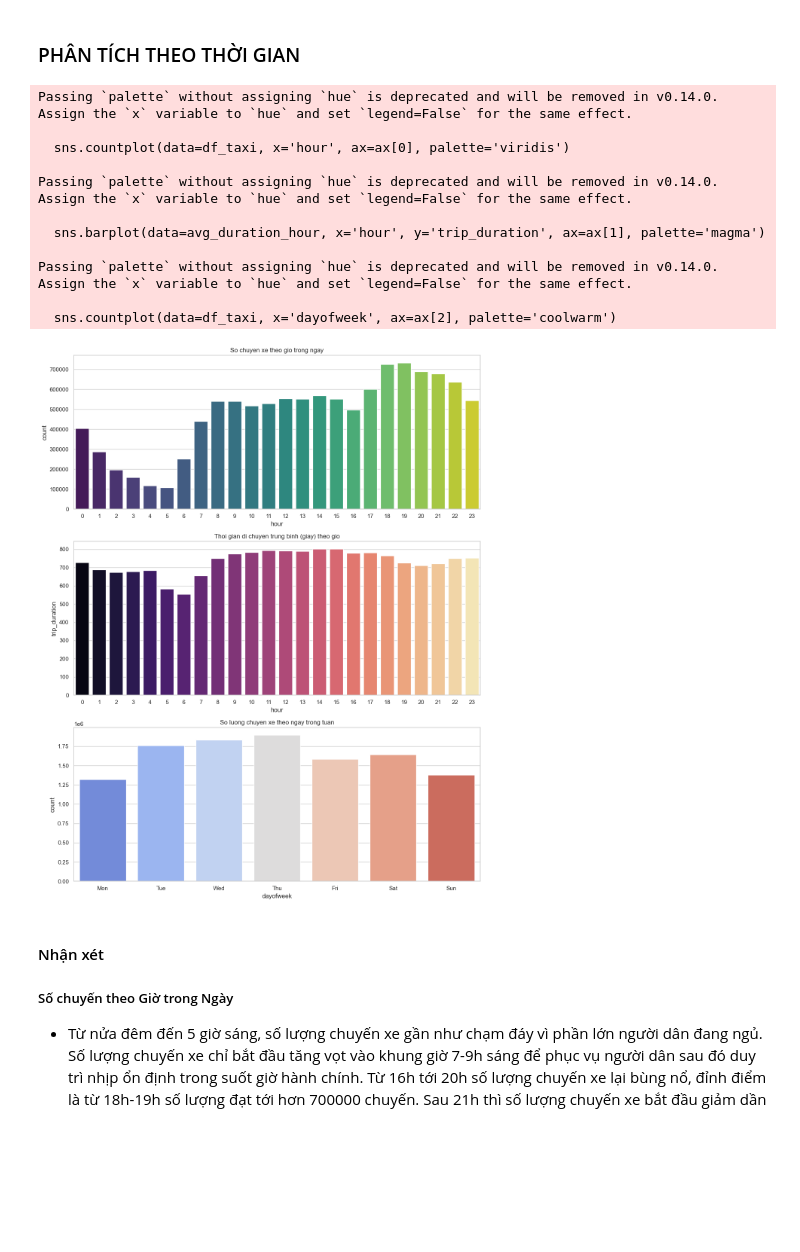
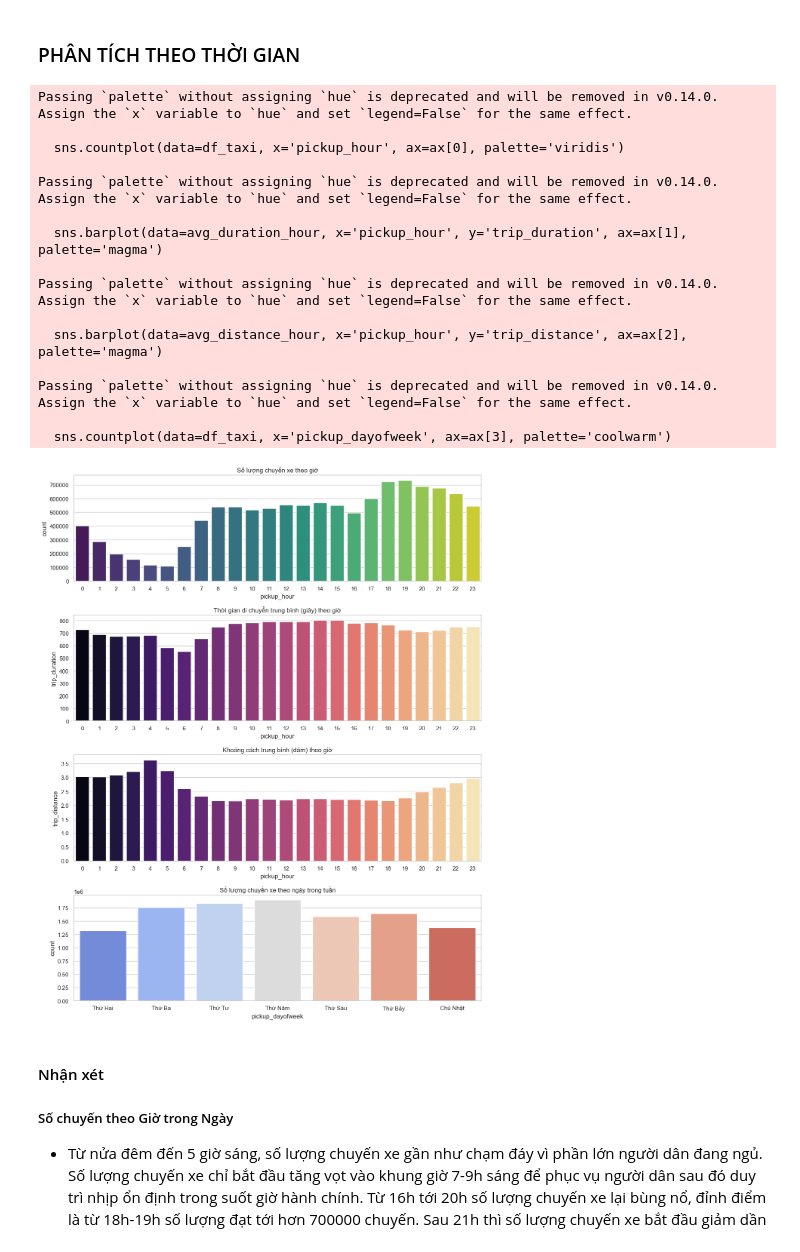
Before and after one commit to MinhNguyen-leo/Data_Mining_projects, a Jupyter notebook: data_mining/src/EDA.ipynb, the cells around one changed output. Drawn from its saved outputs; the diff is of its cells as text; code cells hidden in the pictures; blank space fills up the shorter version.

```diff
--- a/data_mining/src/EDA.ipynb
+++ b/data_mining/src/EDA.ipynb
@@ -46,3 +28,5 @@ Duplicate Rows: 0
+# %%
+df_taxi = df_taxi.drop(columns=['Unnamed: 0'])
 # %% [markdown]
 ### Data Processing
 # %%
@@ -113,0 +130,10 @@ Số lượng chuyến xe có điểm đón nằm ngoài NYC: 64
+# %%
+df_taxi['tpep_pickup_datetime'] = pd.to_datetime(
+    df_taxi['tpep_pickup_datetime']
+)
+
+df_taxi['tpep_dropoff_datetime'] = pd.to_datetime(
+    df_taxi['tpep_dropoff_datetime']
+)
+
+df_taxi[(df_taxi['tpep_dropoff_datetime'] - df_taxi['tpep_pickup_datetime']).dt.total_seconds() < 30][['tpep_pickup_datetime', 'tpep_dropoff_datetime', 'trip_distance', 'fare_amount']]
@@ -139,36 +179,45 @@ plt.show()
 # %% [markdown]
 ### PHÂN TÍCH THEO THỜI GIAN
 # %%
-fig, ax = plt.subplots(3, 1, figsize=(12, 15))
+fig, ax = plt.subplots(4, 1, figsize=(12, 15))
 
 # a) So chuyến theo gio
-sns.countplot(data=df_taxi, x='hour', ax=ax[0], palette='viridis')
-ax[0].set_title('So chuyen xe theo gio trong ngay')
+sns.countplot(data=df_taxi, x='pickup_hour', ax=ax[0], palette='viridis')
+ax[0].set_title('Số lượng chuyến xe theo giờ')
 
 # b) Thoi gian di chuyen trung binh theo gio
-avg_duration_hour = df_taxi.groupby('hour')['trip_duration'].mean().reset_index()
-sns.barplot(data=avg_duration_hour, x='hour', y='trip_duration', ax=ax[1], palette='magma')
-ax[1].set_title('Thoi gian di chuyen trung binh (giay) theo gio')
+avg_duration_hour = df_taxi.groupby('pickup_hour')['trip_duration'].mean().reset_index()
+sns.barplot(data=avg_duration_hour, x='pickup_hour', y='trip_duration', ax=ax[1], palette='magma')
+ax[1].set_title('Thời gian di chuyển trung bình (giây) theo giờ')
+
+avg_distance_hour = df_taxi.groupby('pickup_hour')['trip_distance'].mean().reset_index()
+sns.barplot(data=avg_distance_hour, x='pickup_hour', y='trip_distance', ax=ax[2], palette='magma')
+ax[2].set_title('Khoảng cách trung bình (dặm) theo giờ')
+
 
 # c) So chuyen theo ngay trong tuan
-sns.countplot(data=df_taxi, x='dayofweek', ax=ax[2], palette='coolwarm')
-ax[2].set_title('So luong chuyen xe theo ngay trong tuan')
-ax[2].set_xticklabels(['Mon', 'Tue', 'Wed', 'Thu', 'Fri', 'Sat', 'Sun'])
+sns.countplot(data=df_taxi, x='pickup_dayofweek', ax=ax[3], palette='coolwarm')
+ax[3].set_title('Số lượng chuyến xe theo ngày trong tuần')
+ax[3].set_xticklabels(['Thứ Hai', 'Thứ Ba', 'Thứ Tư', 'Thứ Năm', 'Thứ Sáu', 'Thứ Bảy', 'Chủ Nhật'])
 plt.tight_layout()
 plt.show()
 # %% [output]
 Passing `palette` without assigning `hue` is deprecated and will be removed in v0.14.0. Assign the `x` variable to `hue` and set `legend=False` for the same effect.
 
-  sns.countplot(data=df_taxi, x='hour', ax=ax[0], palette='viridis')
+  sns.countplot(data=df_taxi, x='pickup_hour', ax=ax[0], palette='viridis')
 
 Passing `palette` without assigning `hue` is deprecated and will be removed in v0.14.0. Assign the `x` variable to `hue` and set `legend=False` for the same effect.
 
-  sns.barplot(data=avg_duration_hour, x='hour', y='trip_duration', ax=ax[1], palette='magma')
+  sns.barplot(data=avg_duration_hour, x='pickup_hour', y='trip_duration', ax=ax[1], palette='magma')
 
 Passing `palette` without assigning `hue` is deprecated and will be removed in v0.14.0. Assign the `x` variable to `hue` and set `legend=False` for the same effect.
 
-  sns.countplot(data=df_taxi, x='dayofweek', ax=ax[2], palette='coolwarm')
+  sns.barplot(data=avg_distance_hour, x='pickup_hour', y='trip_distance', ax=ax[2], palette='magma')
+
+Passing `palette` without assigning `hue` is deprecated and will be removed in v0.14.0. Assign the `x` variable to `hue` and set `legend=False` for the same effect.
+
+  sns.countplot(data=df_taxi, x='pickup_dayofweek', ax=ax[3], palette='coolwarm')
-[figure, old version]
+[figure, new version]
 # %% [markdown]
 #### Nhận xét
 ##### Số chuyến theo Giờ trong Ngày
```
Also changed, not shown: parts of 9 cells of this notebook, 7 other files.
